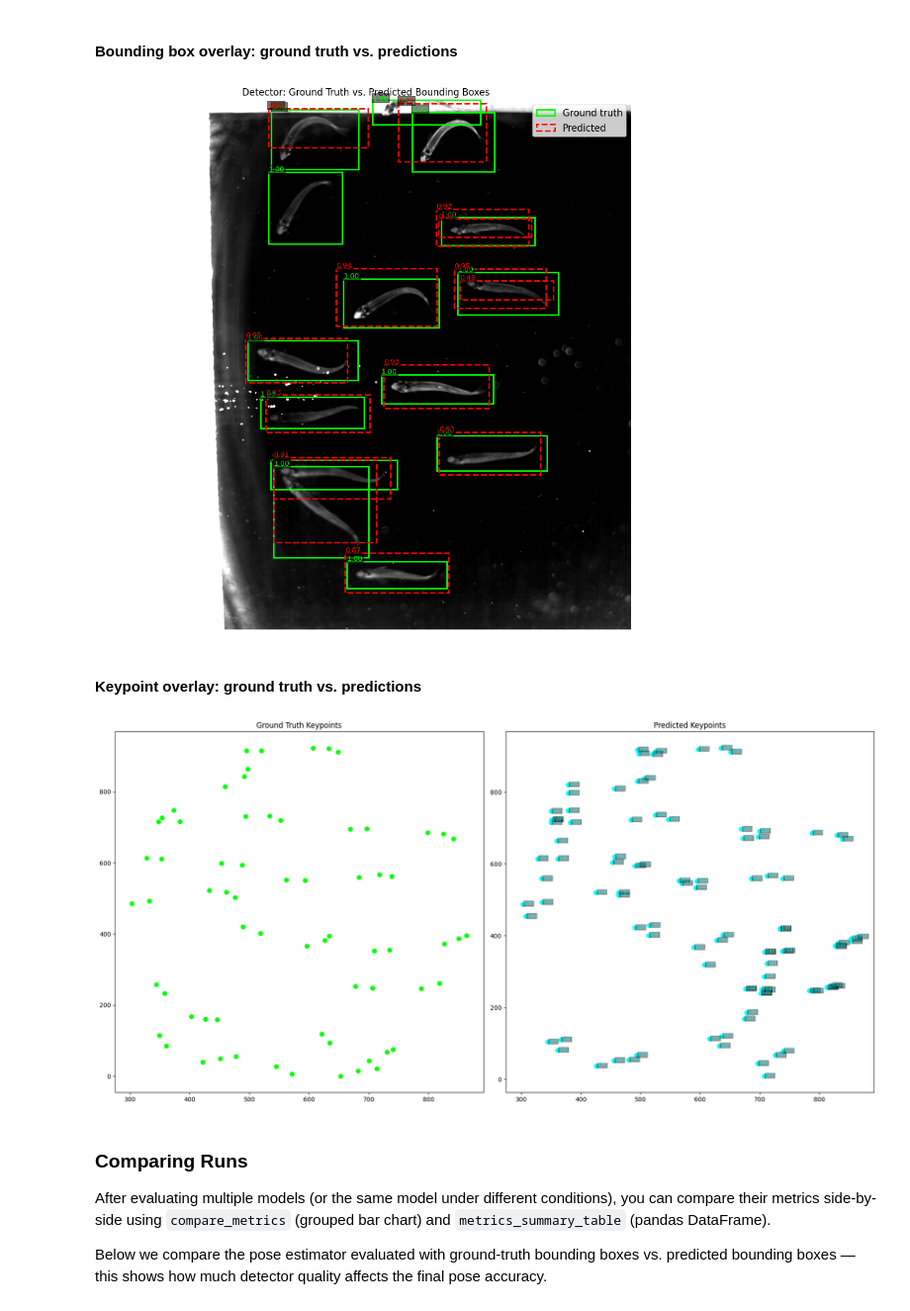
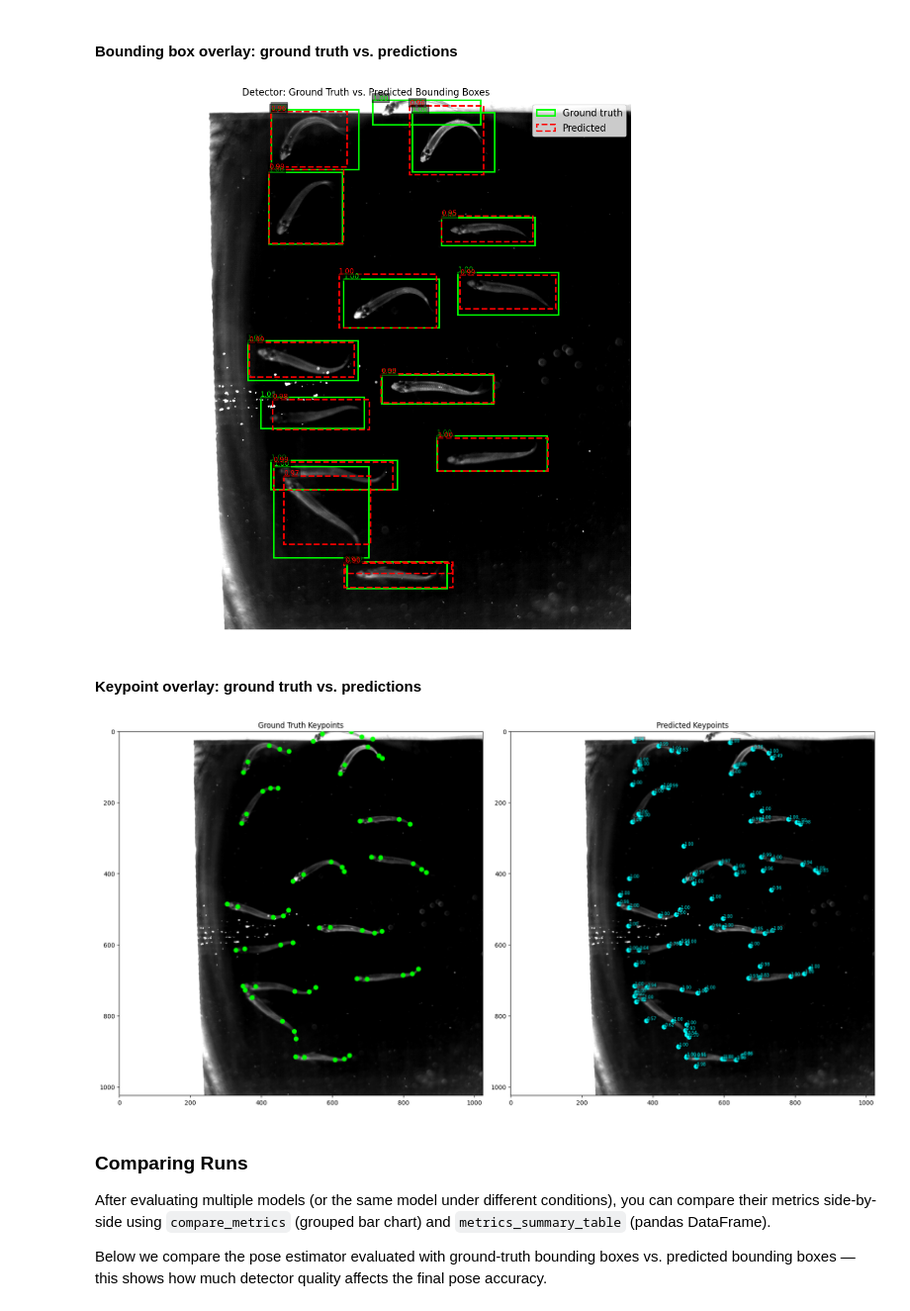
Before and after one commit to deruyter92/DLC-Hackathon-2026, a Jupyter notebook: scripts/demo_notebook.ipynb, the cells around one changed output. Shown at 99% size. Cells and saved outputs as stored; diff of their text form; code cells hidden in the pictures.

```diff
--- a/scripts/demo_notebook.ipynb
+++ b/scripts/demo_notebook.ipynb
@@ -152,7 +145,7 @@ Shuffle:       10
 
 `evaluate_detector` loads the best detector snapshot, runs inference on train/test images, and computes bounding-box metrics (mAP, mAR) against the ground truth. It returns the predicted bounding boxes (which we can reuse for pose evaluation) and the metrics dict.
 # %%
-eval_cfg = BenchMarkEvalConfig.from_yaml("configs/example_eval_detector.yaml")
-bboxes, bbox_metrics = evaluate_detector(eval_cfg, device="cuda")
+eval_cfg = BenchMarkEvalConfig.from_yaml(CONFIGS_DIR / "example_eval_detector.yaml")
+bboxes, bbox_metrics = evaluate_detector(eval_cfg, device="cuda", use_cache=False)
 bbox_metrics["test"]
 # %% [output]
@@ -231,30 +224,32 @@ ax.set_title("Detector: Ground Truth vs. Predicted Bounding Boxes")
 ax.axis("off")
 plt.tight_layout()
 # %% [output]
-[figure, old version]
+[figure, new version]
 # %% [markdown]
 #### Keypoint overlay: ground truth vs. predictions
 # %%
 gt_poses = get_ground_truth_poses(loader)
 pred_poses = get_predicted_poses(loader, bboxes, device="cuda")
 
 fig, axes = plt.subplots(1, 2, figsize=(18, 9))
-
+image = plt.imread(gt_bboxes.test[IMAGE_IDX].image_path)
+axes[0].imshow(image)
+axes[1].imshow(image)
 plot_pose_prediction(
     gt_poses.test[IMAGE_IDX], ax=axes[0], color="lime",
     marker_size=7, score_threshold=0.0, label="Ground truth",
 )
 axes[0].set_title("Ground Truth Keypoints")
 
 plot_pose_prediction(
     pred_poses.test[IMAGE_IDX], ax=axes[1], color="cyan",
     marker_size=7, score_threshold=0.3, show_scores=True, label="Predicted",
 )
 axes[1].set_title("Predicted Keypoints")
 
 plt.tight_layout()
 # %% [output]
-[figure, old version]
+[figure, new version]
 # %% [markdown]
 ### Comparing Runs
 
```
Also changed, not shown: parts of 11 cells of this notebook.
